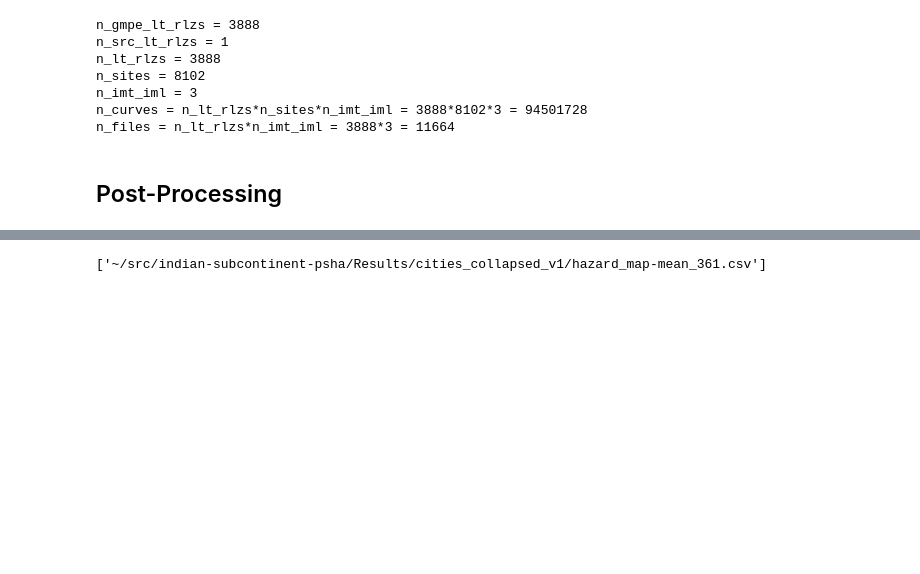
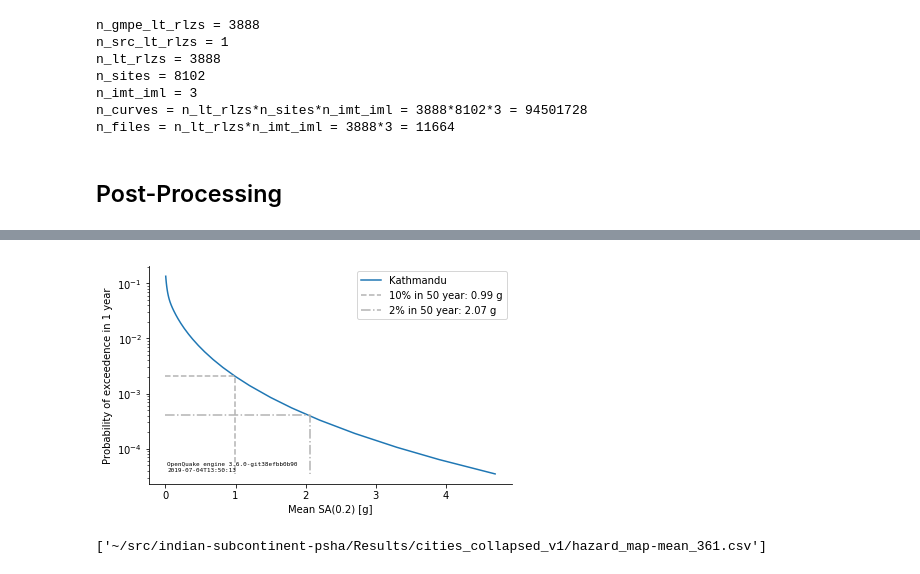
Before and after one commit to nackerley/indian-subcontinent-psha, a Jupyter notebook: Results/Hazard Curves.ipynb, the cells around one changed output, grey strips where cells are left out. Drawn from its saved outputs; the diff is of its cells as text; code cells hidden in the pictures; blank space fills up the shorter version.

```diff
--- a/Results/Hazard Curves.ipynb
+++ b/Results/Hazard Curves.ipynb
@@ -244,0 +248,35 @@ anonymize(FIGURE_FILE)
+# %%
+poes, config = read_hazard_csv(curve_files[1])
+config.pop('checksum')
+config['source'] = config.pop('# generated_by')
+T_inv = config.pop('investigation_time')
+kind = config.pop('kind')
+imt = config.pop('imt')
+units = 'cm/s' if imt == 'PGV' else 'g'
+city = df_table3.loc['Kathmandu']
+poes_series = poes.loc[(city['Longitude (°E)'], city['Latitude (°N)'], 0)]
+poes_series = poes_series.apply(lambda x: convert_probability(x, T_inv, T_PLOT))
+poes_series.name = city.name
+
+fig, ax = plt.subplots(figsize=(6.5, 4))
+poes_series.plot(logy=True, ax=ax)
+
+for prob, label, linestyle in zip(poes_plot, poe_labels, ['--', '-.', ':']):
+    intensity = np.interp(prob, poes_series.values[::-1], poes_series.index[::-1])
+    ax.plot([0, intensity, intensity],
+            [prob, prob, poes_series.min()],
+            label='%s: %.2f g' % (label, intensity),
+            color='0.7', linestyle=linestyle)
+
+ax.annotate('\n'.join(pd.Series(config).sort_index().values),
+            xy=(0.05, 0.05), xycoords='axes fraction', va='bottom', ha='left',
+            fontsize=6, family='monospace')
+ax.set_ylabel(
+    'Probability of exceedence in %g year%s' %
+    (T_PLOT, '' if T_PLOT == 1 else 's'))
+ax.set_xlabel('%s %s [%s]' % (kind.title(), imt, units))
+ax.legend()
+sns.despine(fig)
+fig.savefig(city.name + '_' + imt + '.png', dpi=300, bbox_inches='tight')
+# %% [output]
+[figure, added]
```
Also changed, not shown: parts of 12 cells of this notebook, 26 other files.
